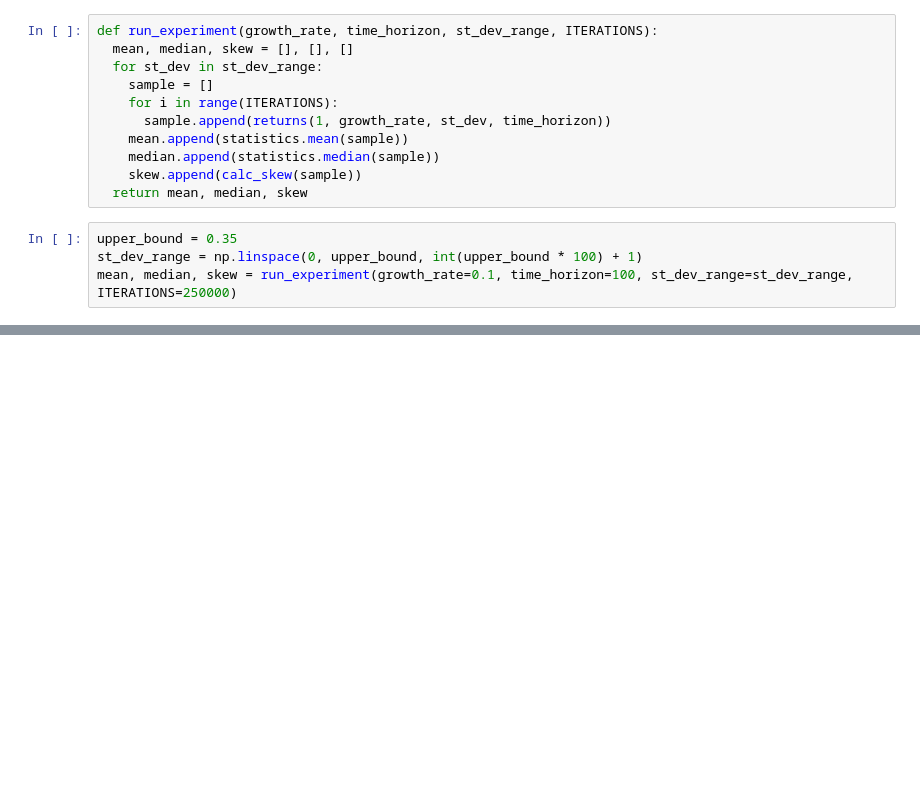
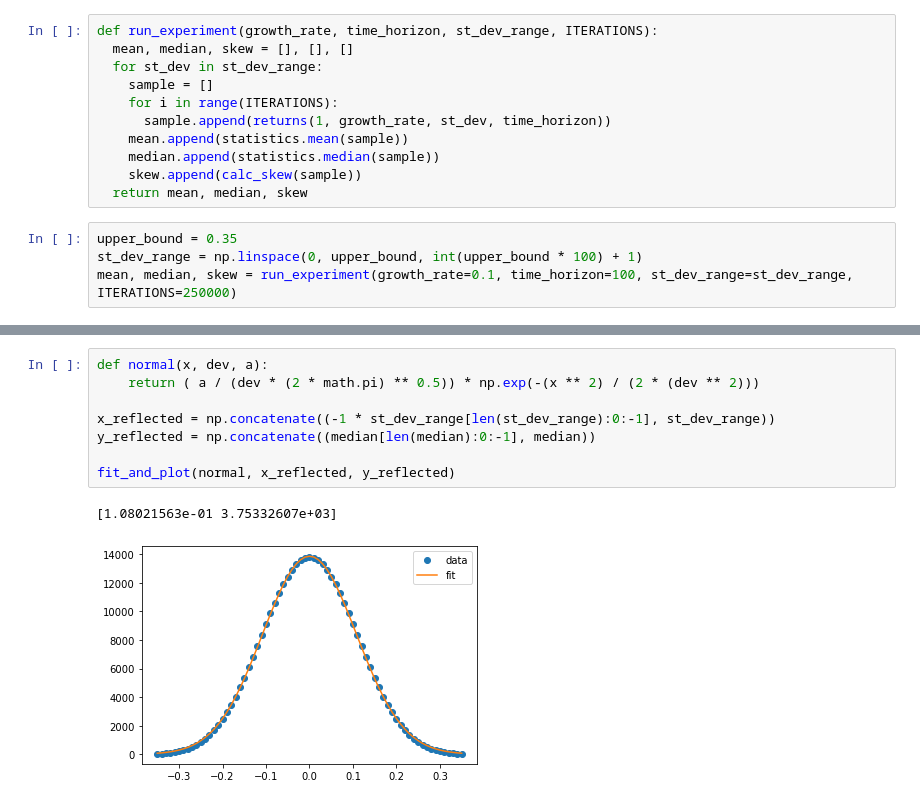
Before and after one commit to dwarkeshsp/stock-market-volatility-analysis, a Jupyter notebook: variation_in_stock_market.ipynb, the cells around one changed output, grey strips where cells are left out. Saved outputs shown, nothing was run; the diff lists cells and outputs as text; blank space fills up the shorter version.

Commit message:
fit normal distribution

```diff
--- a/variation_in_stock_market.ipynb
+++ b/variation_in_stock_market.ipynb
@@ -78,3 +83,14 @@ pylab.show()
+# %%
+def normal(x, dev, a):
+    return ( a / (dev * (2 * math.pi) ** 0.5)) * np.exp(-(x ** 2) / (2 * (dev ** 2)))
+
+x_reflected = np.concatenate((-1 * st_dev_range[len(st_dev_range):0:-1], st_dev_range))
+y_reflected = np.concatenate((median[len(median):0:-1], median))
+
+fit_and_plot(normal, x_reflected, y_reflected)
+# %% [output]
+[1.08021563e-01 3.75332607e+03]
+[figure, added]
 # %%
 plt.plot(st_dev_range, skew)
 plt.show()
```
Also changed, not shown: parts of 5 cells of this notebook, 1 other file.
